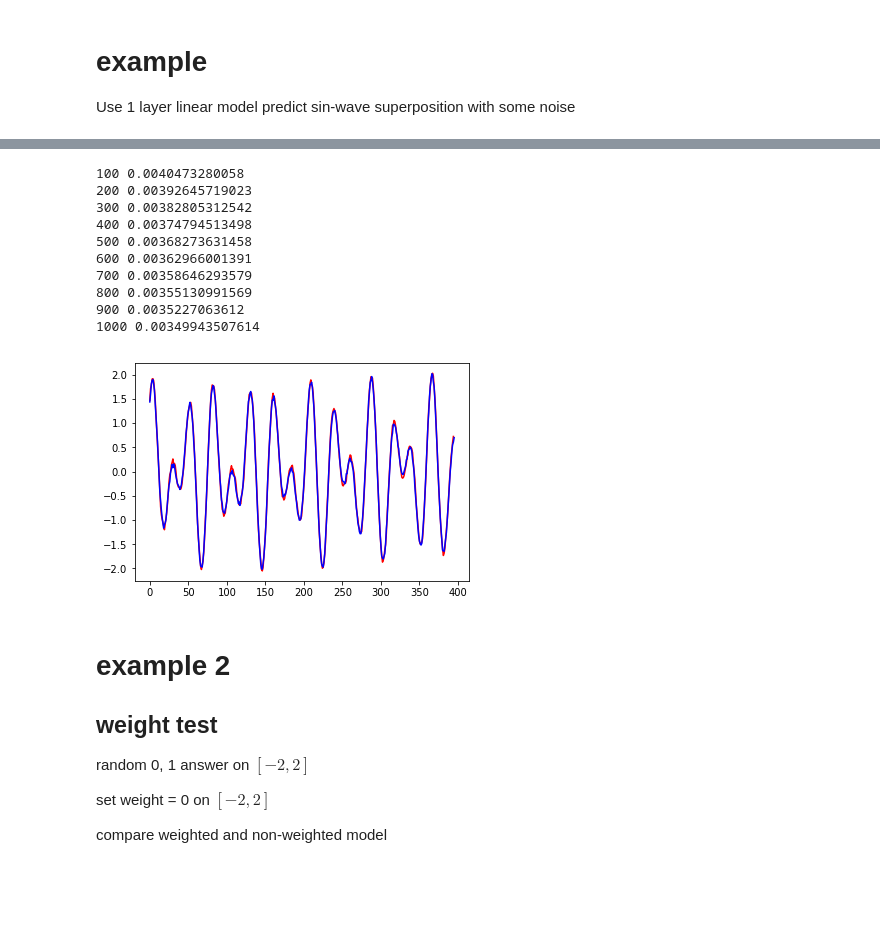
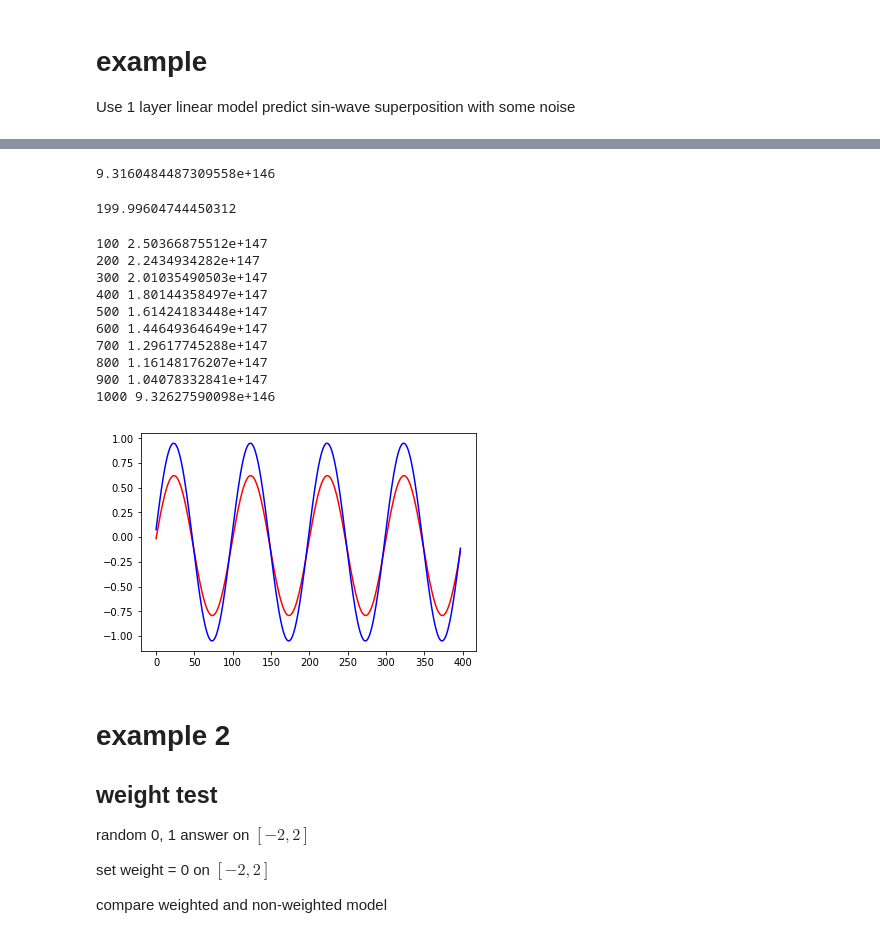
Before and after one commit to Dogiko/Machine-Learning, a Jupyter notebook: Neural-Network.ipynb, the cells around one changed output, grey strips where cells are left out. Cells and saved outputs as stored; diff of their text form; code cells hidden in the pictures; blank space fills up the shorter version.

```diff
--- a/Neural-Network.ipynb
+++ b/Neural-Network.ipynb
@@ -44,9 +44,9 @@ class VariableArray():
 
     def move(self, eta = None):
         if eta == None:
-            self.values += self.eta_m * self.diff * self.work
+            self.values -= self.eta_m * self.diff * self.work
         else:
-            self.values += eta * self.diff * self.work
+            self.values -= eta * self.diff * self.work
 
     def zerodiff(self):
         self.diff *= 0.
@@ -222,7 +222,7 @@ class DogikoNN():
         return self.layers[self.flow[-1]].output
 
     def prediction(self, input_data):
-        temp_data = normalized(input_data)
+        temp_data = self.normalized(input_data)
         output = np.zeros(input_data.shape[:1] + self.answer_size)
         for d in range(input_data.shape[0]):
             output[d] = self.forward_propagation(temp_data[d])
@@ -285,10 +285,10 @@ class DogikoNN():
         batch_prediction = self.prediction(batch_datas)
         if batch_weights == None:
             for d in range(len(batch_datas)):
-                self.backward_propagation(batch_datas[d], batch_prediction[d], batch_answers[d], self.t_cost_greadient, weight = None)
+                self.backward_propagation(batch_datas[d], batch_answers[d], batch_prediction[d], self.t_cost_greadient, weight = None)
         else:
             for d in range(len(batch_datas)):
-                self.backward_propagation(batch_datas[d], batch_prediction[d], batch_answers[d], self.t_cost_greadient, weight = batch_weights[d])
+                self.backward_propagation(batch_datas[d], batch_answers[d], batch_prediction[d], self.t_cost_greadient, weight = batch_weights[d])
 
         self.var_move(eta)
 
@@ -332,15 +383,15 @@ lms_NN = DogikoNN()
 
 pre_d = np.zeros([400])
 for i in range(400):
-    pre_d[i] = np.sin(np.pi * i /20) + np.sin(np.pi * i /13)
+    pre_d[i] = np.sin(np.pi * i /50) + 0*np.sin(np.pi * i /33)
 
-pre_d += (0.1 * np.random.rand(400) - 0.05)
+pre_d += (0. * np.random.rand(400) - 0.05)
 
-try_data = np.zeros([395, 4])
-try_answer = np.zeros([395, 1])
-for i in range(395):
-    try_data[i] = pre_d[i:i+4]
-    try_answer[i] = pre_d[i+4:i+5]
+try_data = np.zeros([398, 2])
+try_answer = np.zeros([398, 1])
+for i in range(398):
+    try_data[i] = pre_d[i:i+2]
+    try_answer[i] = pre_d[i+2:i+3]
 
 lms_NN.set_training_data(try_data, try_answer)
 lms_NN.set_validating_data(try_data, try_answer)
@@ -359,0 +419,5 @@ lms_NN.build()
+# %%
+lms_NN.single_epoch(398, eta = 0.1)
+lms_NN.validating_error()
+# %% [output]
+9.3160484487309558e+146
@@ -360,29 +426,33 @@ lms_NN.build()
+# %%
+lms_NN.v_square_error
+# %% [output]
+199.99604744450312
 # %%
 for t in range(1000):
-    lms_NN.single_epoch(79, eta = 1)
+    lms_NN.single_epoch(398, eta = 0.1)
     if (t+1) % 100 == 0:
         print(t + 1, lms_NN.validating_error())
 # %% [output]
-100 0.0040473280058
-200 0.00392645719023
-300 0.00382805312542
-400 0.00374794513498
-500 0.00368273631458
-600 0.00362966001391
-700 0.00358646293579
-800 0.00355130991569
-900 0.0035227063612
-1000 0.00349943507614
+100 2.50366875512e+147
+200 2.2434934282e+147
+300 2.01035490503e+147
+400 1.80144358497e+147
+500 1.61424183448e+147
+600 1.44649364649e+147
+700 1.29617745288e+147
+800 1.16148176207e+147
+900 1.04078332841e+147
+1000 9.32627590098e+146
 # %%
-predict_data = np.zeros([395,4])
-for i in range(395):
-    predict_data[i] = pre_d[i:i + 4]
+predict_data = np.zeros([398,2])
+for i in range(398):
+    predict_data[i] = pre_d[i:i + 2]
 # %%
 ans = lms_NN.prediction(predict_data)
-plt.plot(ans.reshape(395), "-r", pre_d[4:], "-b")
+plt.plot(ans.reshape(398), "-r", pre_d[2:], "-b")
 plt.show()
 # %% [output]
-[figure, old version]
+[figure, new version]
 # %% [markdown]
 # example 2
 ## weight test
```
Also changed, not shown: parts of 15 cells of this notebook.
